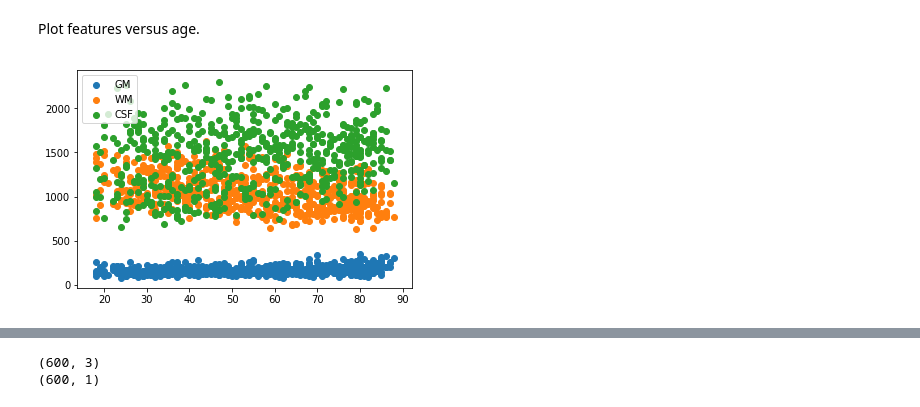
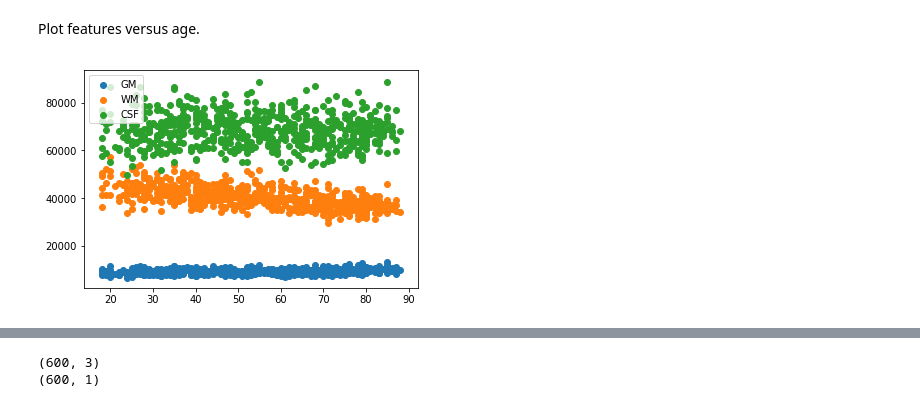
Before and after one commit to thien/mli.cw2, a Jupyter notebook: MLI-CW-2.ipynb, the cells around one changed output, grey strips where cells are left out. Drawn from its saved outputs; the diff is of its cells as text; code cells hidden in the pictures.

```diff
--- a/MLI-CW-2.ipynb
+++ b/MLI-CW-2.ipynb
@@ -421,10 +413,10 @@ START TRAINING...
 Now that we have trained a model, the next cells are about applying that model to our test dataset. Before testing on the full 600 subjects, you may want to initially just test on the 5 validation subjects.
 # %%
 # USE THIS FOR TESTING ON THE 600 SUBJECTS
-test_data = data_dir + 'csv/test.csv'
+# test_data = data_dir + 'csv/test.csv'
 
 # USE THIS FOR TESTING ON THE 5 VALIDATION SUBJECTS
-# test_data = data_dir + 'train/csv/val.csv'
+test_data = data_dir + 'train/csv/val.csv'
 
 print('LOADING TESTING DATA...')
 dataset_test = ImageSegmentationDataset(test_data, img_spacing, img_size)
@@ -486,6 +566,7 @@ model.eval()
 
 print('START TESTING...')
 
+dice_test = 0
 loss_test = 0
 sum_pts = 0
 idx_test = 0
@@ -497,6 +578,17 @@ with torch.no_grad():
         seg_flat = seg.view(seg.size(0), seg.size(1), -1)
         loss_test += F.cross_entropy(prd_flat, seg_flat.squeeze(1), reduction='sum').item()
         sum_pts += seg_flat.size(2)
+
+        """
+        This is me adding the dice test.
+        """
+        for i in range(prd_flat.shape[1]):
+            print(prd_flat[:,i,:].shape == seg_flat.squeeze(1).shape)
+            dice_test += dice_error(prd_flat[:,i,:], seg_flat.squeeze(1))
+        """
+        No more additions.
+        """
+
 
         prd = torch.argmax(prd, dim=1)
 
@@ -511,6 +603,7 @@ with torch.no_grad():
 loss_test /= sum_pts
 
 print('+ TESTING \tLoss: {:.6f}'.format(loss_test))
+print('+ TESTING \tDice Loss: {:.6f}'.format(dice_test))
 
 # Show last testing sample as an example
 print('\n\nReference segmentation')
@@ -547,6 +634,10 @@ seg_dir = './output/pred/'
 
 # USE THIS TO RUN THE CALCULATIONS ON OUR REFERENCE SEGMENTATIONS
 # seg_dir = data_dir + './segs_refs/'
+
+GM_INDEX = 0
+WM_INDEX = 1
+CSF_INDEX = 2
 
 vols = np.zeros((3,meta_data['ID'].count()))
 # print(vols.shape)
@@ -561,30 +652,30 @@ for i in range(meta_data['ID'].count()):
     filepath = os.path.join(seg_dir, filename)
     img = sitk.ReadImage(filepath)
 #     print("Look at", ID,"\n\n")
-    imgArray = sitk.GetArrayFromImage(img)[20,20:,20:]
+    imgArray = sitk.GetArrayFromImage(img)
     base = np.sum(imgArray[imgArray > 0])
-    GM = np.sum(imgArray[imgArray == 1])
-    WM = np.sum(imgArray[imgArray == 2])
-    CSF = np.sum(imgArray[imgArray == 3])
+    GM = np.sum(imgArray[imgArray == GM_INDEX + 1])
+    WM = np.sum(imgArray[imgArray == WM_INDEX + 1])
+    CSF = np.sum(imgArray[imgArray == CSF_INDEX + 1])
 #     GM /= base
 #     WM /= base
 #     CSF /= base
-    vols[0,i] = GM
-    vols[1,i] = WM
-    vols[2,i] = CSF
+    vols[GM_INDEX,i] = GM
+    vols[WM_INDEX,i] = WM
+    vols[CSF_INDEX,i] = CSF
 # %% [markdown]
 Plot features versus age.
 # %%
 ########################################
 # ADD YOUR CODE HERE
 ########################################
-plt.scatter(meta_data['age'], vols[0], label="GM")
-plt.scatter(meta_data['age'], vols[1], label="WM")
-plt.scatter(meta_data['age'], vols[2], label="CSF")
+plt.scatter(meta_data['age'], vols[GM_INDEX], label="GM")
+plt.scatter(meta_data['age'], vols[WM_INDEX], label="WM")
+plt.scatter(meta_data['age'], vols[CSF_INDEX], label="CSF")
 plt.legend()
 plt.show()
 # %% [output]
-[figure, old version]
+[figure, new version]
 # %%
 ## CALCULATE RELATIVE TISSUE VOLUMES
 
```
Also changed, not shown: parts of 17 cells of this notebook.
